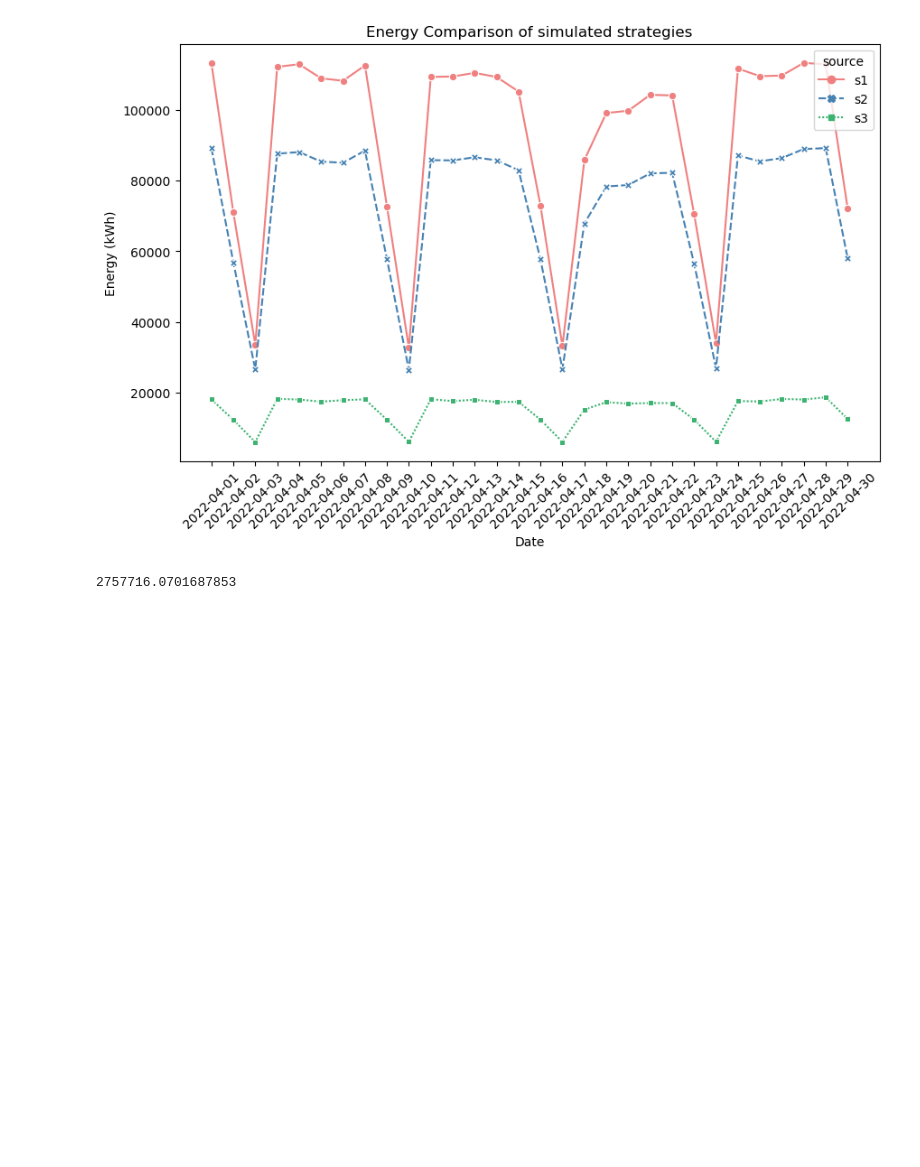
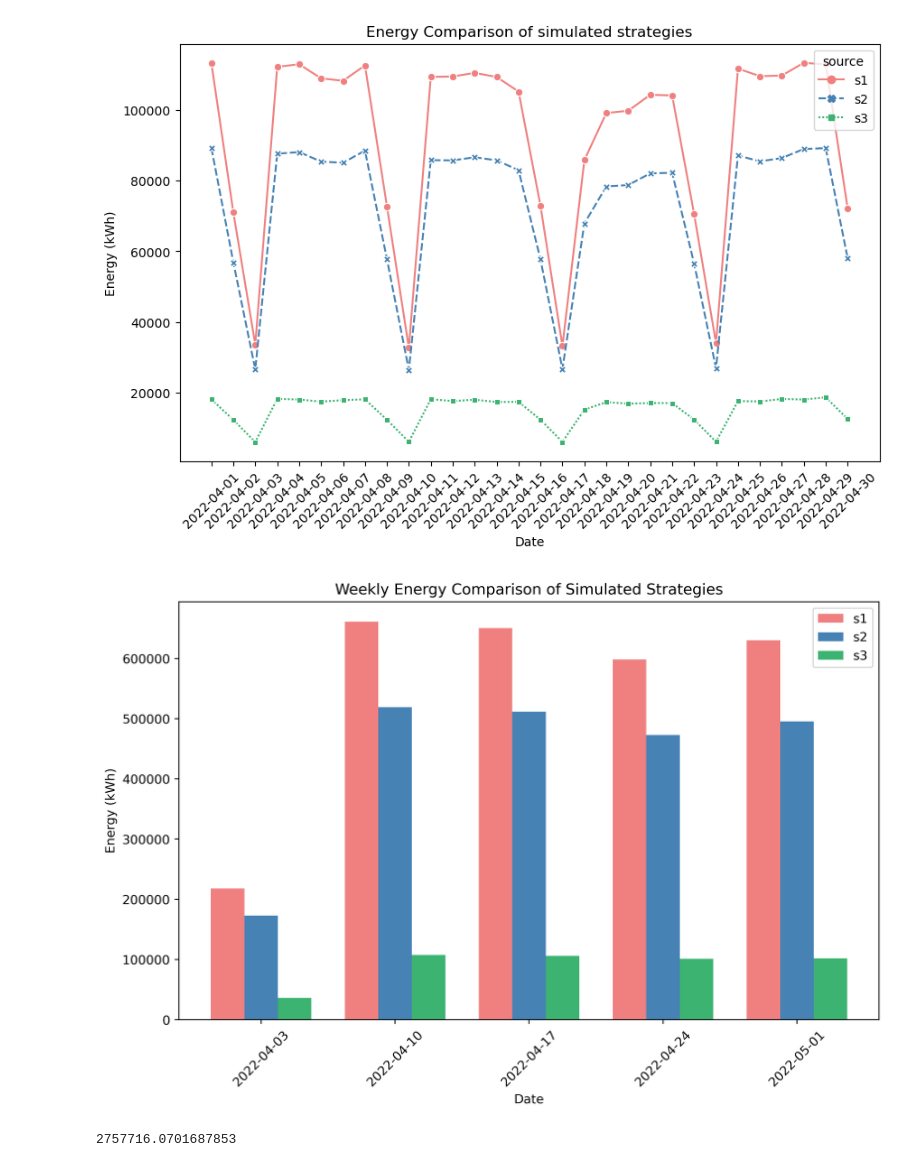
Before and after one commit to narslab/transit-electrification-futures, a Jupyter notebook: bin/jupyter/analyze-strategies-results.ipynb, the cells around one changed output. Saved outputs shown, nothing was run; the diff lists cells and outputs as text; code cells hidden in the pictures; blank space fills up the shorter version.

```diff
--- a/bin/jupyter/analyze-strategies-results.ipynb
+++ b/bin/jupyter/analyze-strategies-results.ipynb
@@ -105,6 +105,49 @@ plt.xticks(rotation=45)
 plt.show()
 # %% [output]
 [figure]
+# %%
+import numpy as np
+import pandas as pd
+import matplotlib.pyplot as plt
+
+# Convert the 'Date' column to a datetime object
+df_s1['Date'] = pd.to_datetime(df_s1['Date'])
+df_s2['Date'] = pd.to_datetime(df_s2['Date'])
+df_s3['Date'] = pd.to_datetime(df_s3['Date'])
+
+# Resample and sum the energy data weekly
+df_s1_grouped = df_s1.groupby('Date')['Energy'].sum().resample('W').sum().reset_index()
+df_s2_grouped = df_s2.groupby('Date')['Energy'].sum().resample('W').sum().reset_index()
+df_s3_grouped = df_s3.groupby('Date')['Energy'].sum().resample('W').sum().reset_index()
+
+# Create a plot
+fig, ax = plt.subplots(figsize=(10, 6), dpi=400)
+
+# Set bar width and x positions
+bar_width = 0.25
+x_pos_s1 = np.arange(len(df_s1_grouped))
+x_pos_s2 = [x + bar_width for x in x_pos_s1]
+x_pos_s3 = [x + bar_width for x in x_pos_s2]
+
+# Plot the data
+ax.bar(x_pos_s1, df_s1_grouped['Energy'], width=bar_width, label='s1', color='lightcoral')
+ax.bar(x_pos_s2, df_s2_grouped['Energy'], width=bar_width, label='s2', color='steelblue')
+ax.bar(x_pos_s3, df_s3_grouped['Energy'], width=bar_width, label='s3', color='mediumseagreen')
+
+# Customize the plot
+ax.set_xlabel('Date')
+ax.set_ylabel('Energy (kWh)')
+ax.set_title('Weekly Energy Comparison of Simulated Strategies')
+ax.legend()
+
+# Set x-axis ticks and labels
+ax.set_xticks([r + bar_width for r in range(len(df_s1_grouped))])
+ax.set_xticklabels(df_s1_grouped['Date'].dt.strftime('%Y-%m-%d'), rotation=45)
+
+# Show the plot
+plt.show()
+# %% [output]
+[figure, added]
 # %%
 df_s1['Energy'].sum()
 # %% [output]
```
Also changed, not shown: 40 other files.
